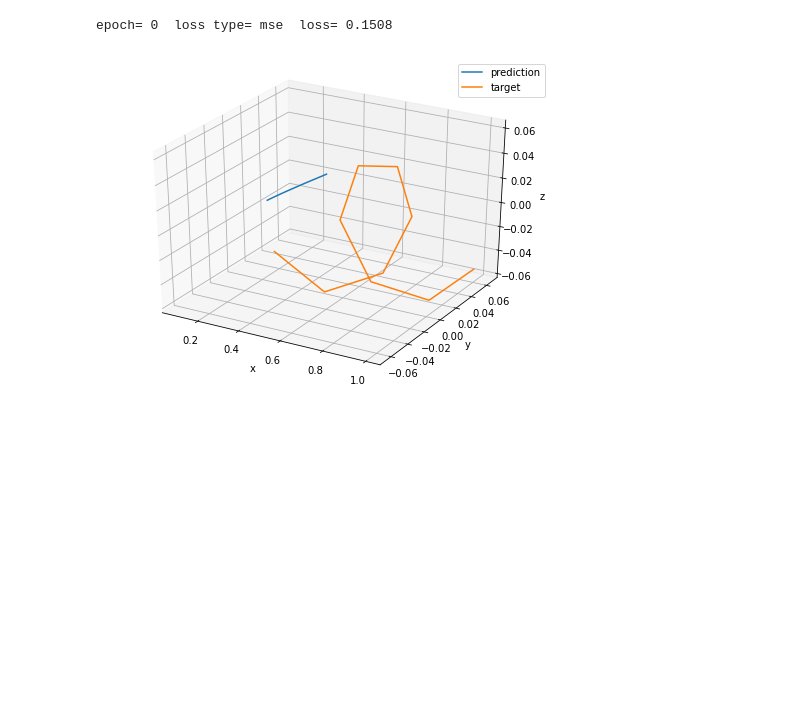
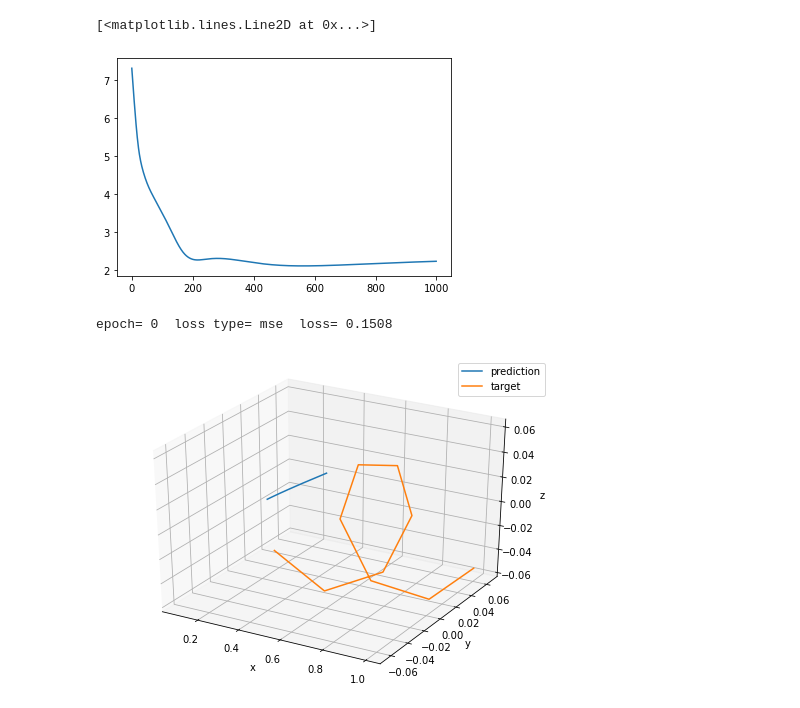
Before and after one commit to crispitagorico/sigkernel, a Jupyter notebook: Dilate_loss/time series prediction.ipynb, the cells around one changed output. Saved outputs shown, nothing was run; the diff lists cells and outputs as text; code cells hidden in the pictures; blank space fills up the shorter version.

```diff
--- a/Dilate_loss/time series prediction.ipynb
+++ b/Dilate_loss/time series prediction.ipynb
@@ -23,3 +74,8 @@ from src.sigKer_torch import SigLoss
+# %%
+plt.plot(losses)
+# %% [output]
+[<matplotlib.lines.Line2D at 0x...>]
+[figure, added]
 # %%
 device = torch.device("cuda:0" if torch.cuda.is_available() else "cpu")
 random.seed(0)
```
Also changed, not shown: parts of 4 cells of this notebook, 7 other files.
